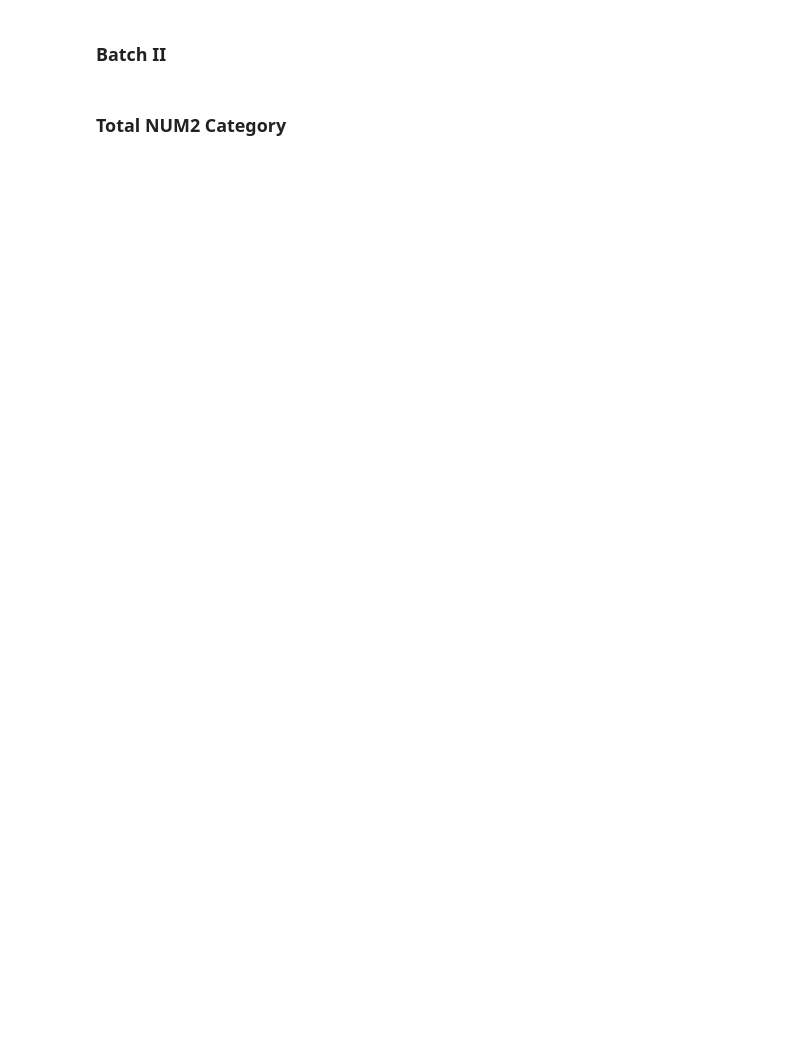
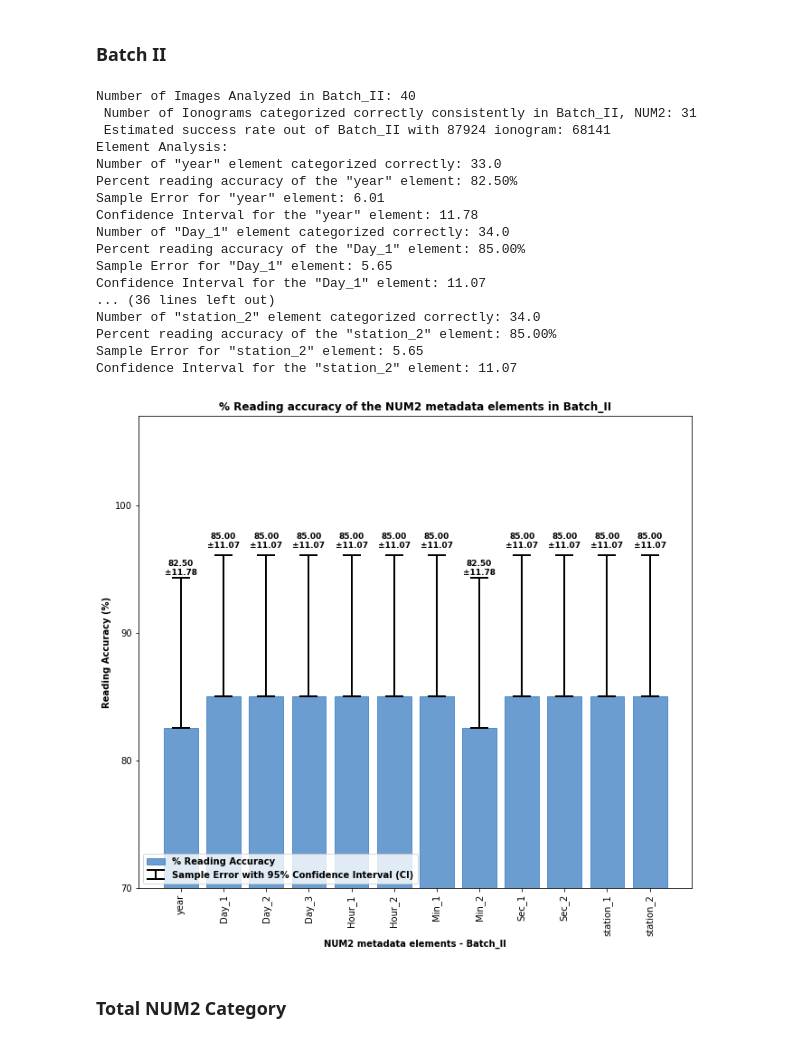
Before and after one commit to asc-csa/Alouette_ISIS_extract, a Jupyter notebook: code/C_Overall Metadata Reading Accuracy for Alouette-1.ipynb, the cells around one changed output. Saved outputs shown, nothing was run; the diff lists cells and outputs as text; code cells hidden in the pictures; blank space fills up the shorter version.

```diff
--- a/code/C_Overall Metadata Reading Accuracy for Alouette-1.ipynb
+++ b/code/C_Overall Metadata Reading Accuracy for Alouette-1.ipynb
@@ -184,3 +251,24 @@ analyze_batch ("L:/DATA/Alouette_I/BATCH_II_Run2/07_MQA/Batch2_QA_num2.csv", 'Ba
+# %%
+n_BATCH_II_images_num2correct , n_BATCH_II_num2sample = analyze_batch ("L:/DATA/Alouette_I/BATCH_II_Run2/07_MQA/Batch2_QA_num2.csv", 'Batch_II', 'NUM2', total_df_num2_II, 6)
+# %% [output]
+Number of Images Analyzed in Batch_II: 40
+ Number of Ionograms categorized correctly consistently in Batch_II, NUM2: 31
+ Estimated success rate out of Batch_II with 87924 ionogram: 68141
+Element Analysis:
+Number of "year" element categorized correctly: 33.0
+Percent reading accuracy of the "year" element: 82.50%
+Sample Error for "year" element: 6.01
+Confidence Interval for the "year" element: 11.78
+Number of "Day_1" element categorized correctly: 34.0
+Percent reading accuracy of the "Day_1" element: 85.00%
+Sample Error for "Day_1" element: 5.65
+Confidence Interval for the "Day_1" element: 11.07
+... (36 lines left out)
+Number of "station_2" element categorized correctly: 34.0
+Percent reading accuracy of the "station_2" element: 85.00%
+Sample Error for "station_2" element: 5.65
+Confidence Interval for the "station_2" element: 11.07
+[figure, added]
 # %% [markdown]
 ### Total NUM2 Category
 # %%
```
Also changed, not shown: parts of 18 cells of this notebook.
